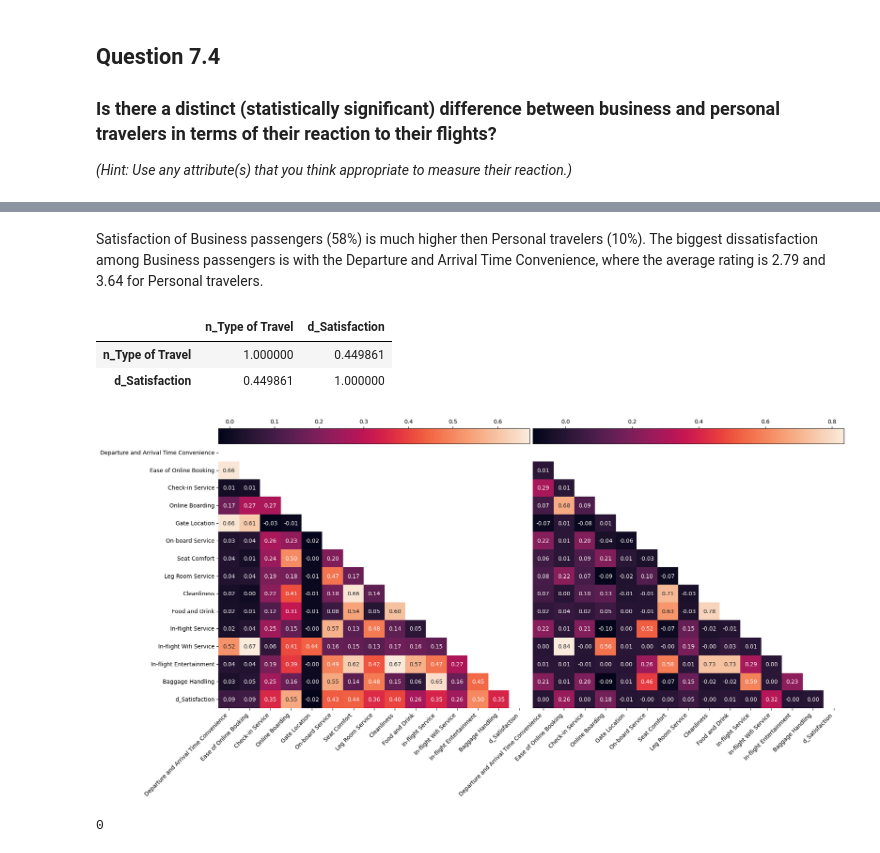
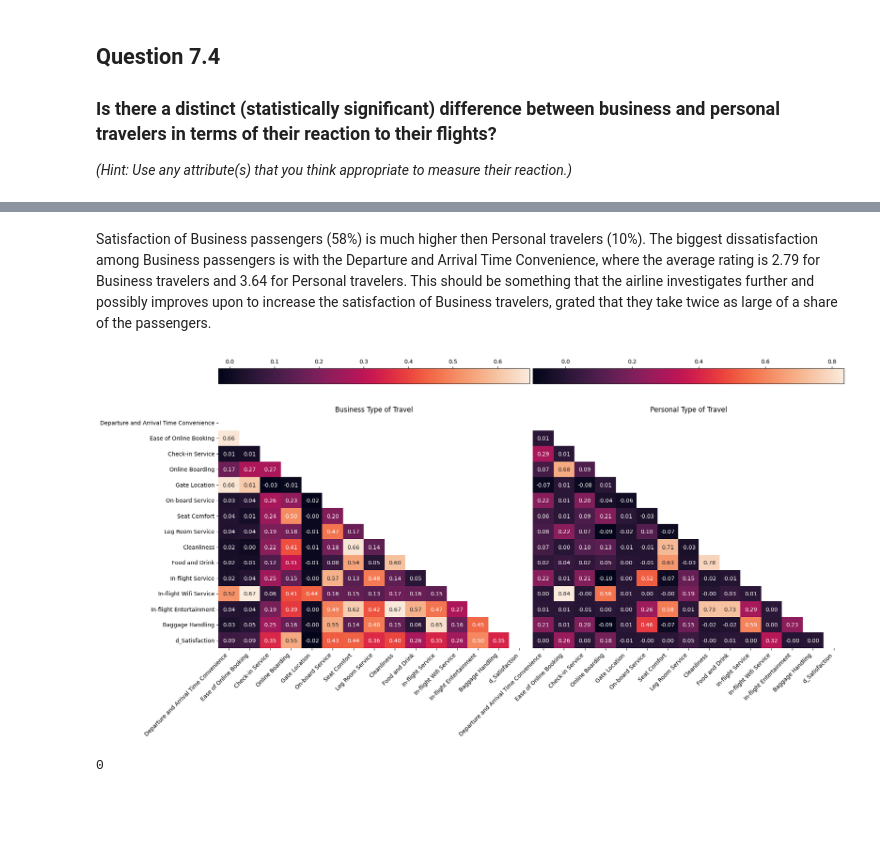
Before and after one commit to chef-danny-d/airline-satisfaction, a Jupyter notebook: project.ipynb, the cells around one changed output, grey strips where cells are left out. Cells and saved outputs as stored; diff of their text form; code cells hidden in the pictures; blank space fills up the shorter version.

```diff
--- a/project.ipynb
+++ b/project.ipynb
@@ -31,5 +42,20 @@ dtypes: float64(1), int64(18), object(5)
 memory usage: 23.8+ MB
 # %%
 DATA_SIZE = data.shape[0]
-MAIN_FEATURES = ['Departure and Arrival Time Convenience', 'Ease of Online Booking', 'Check-in Service', 'Online Boarding', 'Gate Location', 'On-board Service', 'Seat Comfort', 'Leg Room Service', 'Cleanliness', 'Food and Drink', 'In-flight Service', 'In-flight Wifi Service', 'In-flight Entertainment', 'Baggage Handling']
+MAIN_FEATURES = [
+    "Departure and Arrival Time Convenience",
+    "Ease of Online Booking",
+    "Check-in Service",
+    "Online Boarding",
+    "Gate Location",
+    "On-board Service",
+    "Seat Comfort",
+    "Leg Room Service",
+    "Cleanliness",
+    "Food and Drink",
+    "In-flight Service",
+    "In-flight Wifi Service",
+    "In-flight Entertainment",
+    "Baggage Handling",
+]
 # %%
@@ -775,2 +1453,2 @@ viz_q7.head()
 # %% [markdown]
-Satisfaction of Business passengers (58%) is much higher then Personal travelers (10%). The biggest dissatisfaction among Business passengers is with the Departure and Arrival Time Convenience, where the average rating is 2.79 and 3.64 for Personal travelers.
+Satisfaction of Business passengers (58%) is much higher then Personal travelers (10%). The biggest dissatisfaction among Business passengers is with the Departure and Arrival Time Convenience, where the average rating is 2.79 for Business travelers and 3.64 for Personal travelers. This should be something that the airline investigates further and possibly improves upon to increase the satisfaction of Business travelers, grated that they take twice as large of a share of the passengers.
@@ -779,43 +1455,55 @@ q7_p4 = overall_corr.copy()
-# %%
-q7_p4[['n_Type of Travel', 'd_Satisfaction']].corr()
-# %% [output]
-|  | n_Type of Travel | d_Satisfaction |
-| n_Type of Travel | 1.000000 | 0.449861 |
-| d_Satisfaction | 0.449861 | 1.000000 |
 # %%
 question_7_data[feats].head()
 
 feat_corr_q7_p4 = question_7_data[feats]
 
-business_q7_p4 = feat_corr_q7_p4[feat_corr_q7_p4['Type of Travel'] == 'Business']
-personal_q7_p4 = feat_corr_q7_p4[feat_corr_q7_p4['Type of Travel'] == 'Personal']
+business_q7_p4 = feat_corr_q7_p4[feat_corr_q7_p4["Type of Travel"] == "Business"]
+personal_q7_p4 = feat_corr_q7_p4[feat_corr_q7_p4["Type of Travel"] == "Personal"]
 
-business_q7_p4 = business_q7_p4.drop(['Type of Travel'], axis=1)
-personal_q7_p4 = personal_q7_p4.drop(['Type of Travel'], axis=1)
+business_q7_p4 = business_q7_p4.drop(["Type of Travel"], axis=1)
+personal_q7_p4 = personal_q7_p4.drop(["Type of Travel"], axis=1)
 
 business_q7_p4_corr = business_q7_p4.corr()
 business_q7_p4_corr_mask = np.triu(np.ones_like(business_q7_p4_corr, dtype=bool))
 
 personal_q7_p4_corr = personal_q7_p4.corr()
 personal_q7_p4_corr_mask = np.triu(np.ones_like(personal_q7_p4_corr, dtype=bool))
 
 fig, ax = plt.subplots(1, 2, figsize=(20, 10))
 
-sns.heatmap(business_q7_p4_corr, annot=True, ax=ax[0], fmt='.2f', mask=business_q7_p4_corr_mask, cbar=False)
-sns.heatmap(personal_q7_p4_corr, annot=True, ax=ax[1], fmt='.2f', mask=personal_q7_p4_corr_mask, cbar=False)
+sns.heatmap(
+    business_q7_p4_corr,
+    annot=True,
+    ax=ax[0],
+    fmt=".2f",
+    mask=business_q7_p4_corr_mask,
+    cbar=False,
+)
+sns.heatmap(
+    personal_q7_p4_corr,
+    annot=True,
+    ax=ax[1],
+    fmt=".2f",
+    mask=personal_q7_p4_corr_mask,
+    cbar=False,
+)
 
-ax[0].set_title('Business Type of Travel')
-ax[0].set_xticklabels(ax[0].get_xticklabels(), rotation=45, ha='right')
+ax[0].set_title("Business Type of Travel")
+ax[0].set_xticklabels(ax[0].get_xticklabels(), rotation=45, ha="right")
 
-ax[1].set_title('Personal Type of Travel')
-ax[1].set_xticklabels(ax[1].get_xticklabels(), rotation=45, ha='right')
+ax[1].set_title("Personal Type of Travel")
+ax[1].set_xticklabels(ax[1].get_xticklabels(), rotation=45, ha="right")
 ax[1].set_yticks([])
 
 fig.subplots_adjust(wspace=0.01)
-fig.colorbar(ax[0].collections[0], ax=ax[0], location='top', use_gridspec=False, pad=0)
-fig.colorbar(ax[1].collections[0], ax=ax[1], location='top', use_gridspec=False, pad=0)
+fig.colorbar(
+    ax[0].collections[0], ax=ax[0], location="top", use_gridspec=False, pad=0.1
+)
+fig.colorbar(
+    ax[1].collections[0], ax=ax[1], location="top", use_gridspec=False, pad=0.1
+)
 
 plt.show()
 # %% [output]
-[figure, old version]
+[figure, new version]
 # %%
```
Also changed, not shown: parts of 103 cells of this notebook, 34 other files.
